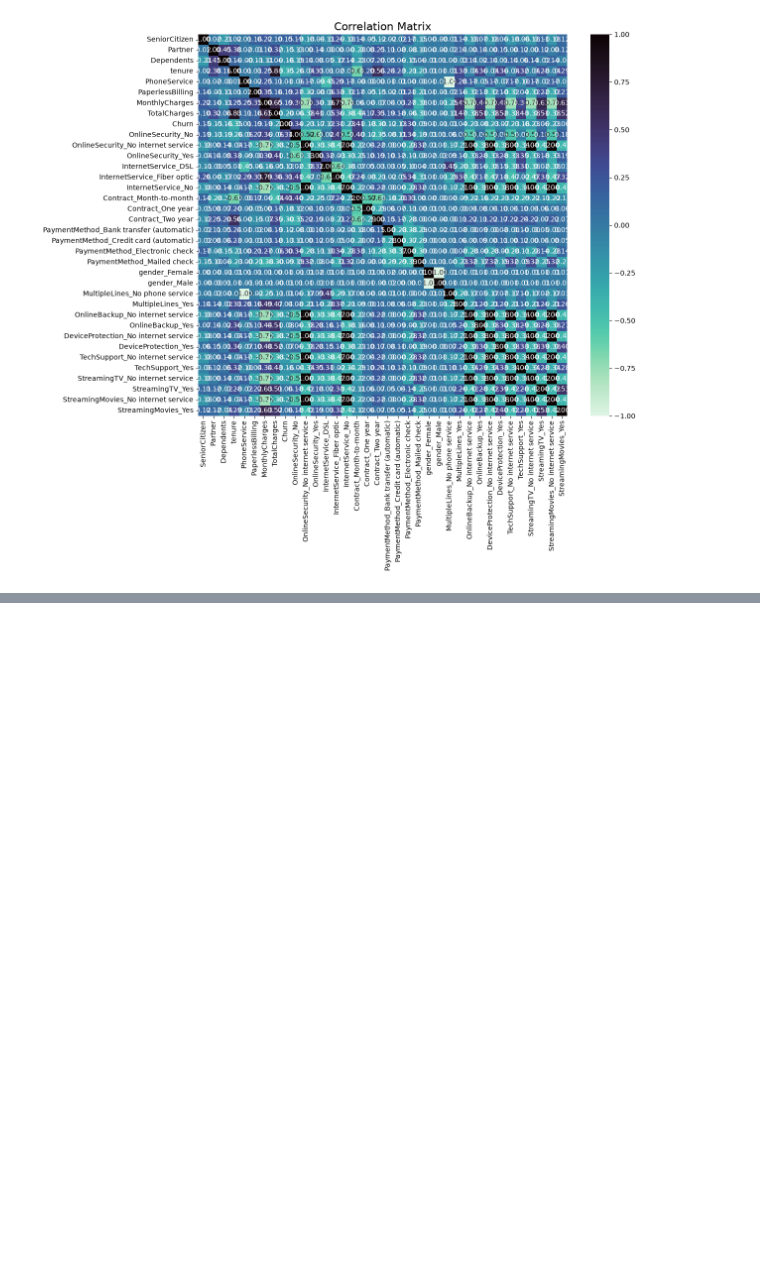
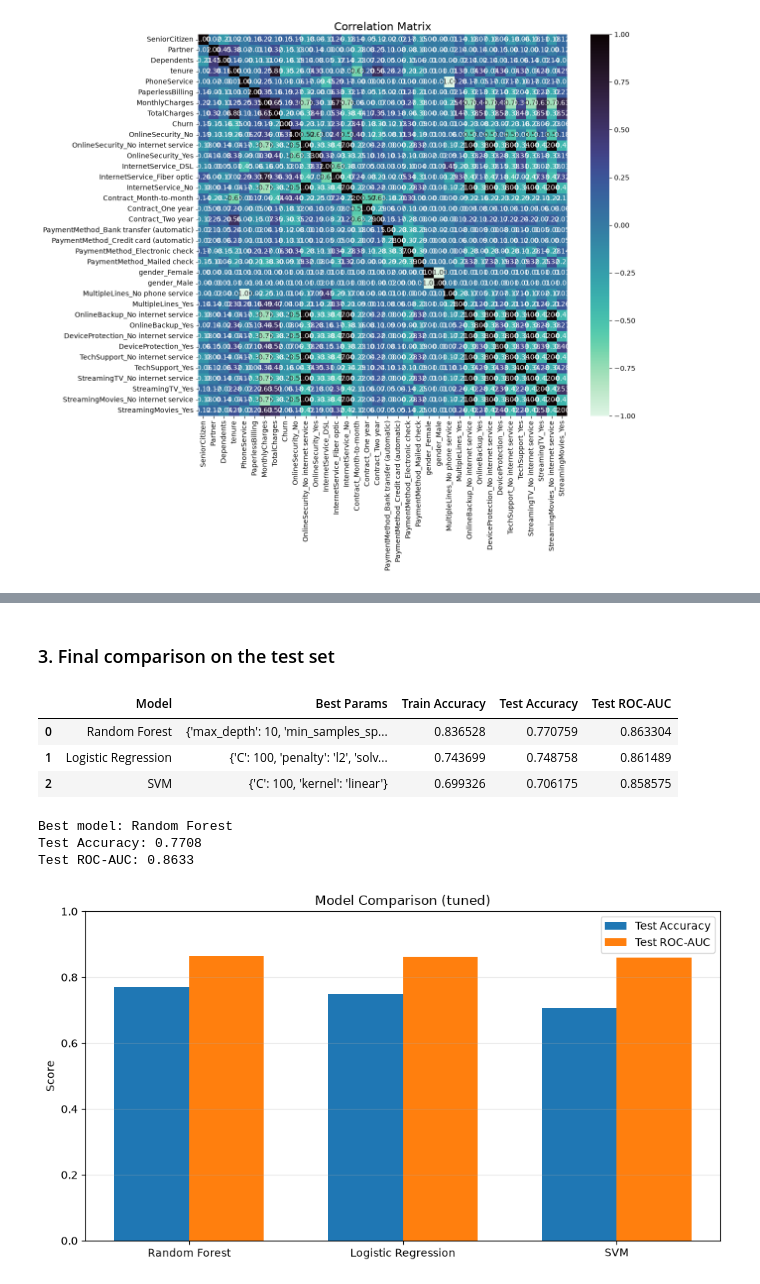
Before and after one commit to WillardDev/Machine_Learning_Foundation, a Jupyter notebook: Logistic_Regression(4).ipynb, the cells around one changed output, grey strips where cells are left out. Saved outputs shown, nothing was run; the diff lists cells and outputs as text; code cells hidden in the pictures; blank space fills up the shorter version.

```diff
--- a/Logistic_Regression(4).ipynb
+++ b/Logistic_Regression(4).ipynb
@@ -286,0 +298,65 @@ best_model_accuracy
+# %% [markdown]
+### 3. Final comparison on the test set
+# %%
+tuned_models = {
+    'Logistic Regression': log_grid.best_estimator_,
+    'SVM': svm_grid.best_estimator_,
+    'Random Forest': rf_grid.best_estimator_,
+}
+
+best_params = {
+    'Logistic Regression': log_grid.best_params_,
+    'SVM': svm_grid.best_params_,
+    'Random Forest': rf_grid.best_params_,
+}
+
+comparison_rows = []
+for name, model in tuned_models.items():
+    y_pred = model.predict(X_test)
+    comparison_rows.append({
+        'Model': name,
+        'Best Params': best_params[name],
+        'Train Accuracy': model.score(X_train, y_train),
+        'Test Accuracy': accuracy_score(y_test, y_pred),
+        'Test ROC-AUC': roc_auc_score(y_test, model.predict_proba(X_test)[:, 1]),
+    })
+
+comparison_df = pd.DataFrame(comparison_rows)
+comparison_df = comparison_df.sort_values('Test Accuracy', ascending=False).reset_index(drop=True)
+comparison_df
+# %% [output]
+|  | Model | Best Params | Train Accuracy | Test Accuracy | Test ROC-AUC |
+| 0 | Random Forest | {'max_depth': 10, 'min_samples_sp... | 0.836528 | 0.770759 | 0.863304 |
+| 1 | Logistic Regression | {'C': 100, 'penalty': 'l2', 'solv... | 0.743699 | 0.748758 | 0.861489 |
+| 2 | SVM | {'C': 100, 'kernel': 'linear'} | 0.699326 | 0.706175 | 0.858575 |
+# %%
+best_model_name = comparison_df.iloc[0]['Model']
+best_acc = comparison_df.iloc[0]['Test Accuracy']
+best_auc = comparison_df.iloc[0]['Test ROC-AUC']
+print(f'Best model: {best_model_name}')
+print(f'Test Accuracy: {best_acc:.4f}')
+print(f'Test ROC-AUC: {best_auc:.4f}')
+# %% [output]
+Best model: Random Forest
+Test Accuracy: 0.7708
+Test ROC-AUC: 0.8633
+# %%
+# visualize the comparison
+x = comparison_df['Model']
+width = 0.35
+
+fig, ax = plt.subplots(figsize=(9, 5))
+bar1 = ax.bar([i - width/2 for i in range(len(x))], comparison_df['Test Accuracy'], width, label='Test Accuracy')
+bar2 = ax.bar([i + width/2 for i in range(len(x))], comparison_df['Test ROC-AUC'], width, label='Test ROC-AUC')
+
+ax.set_xticks(range(len(x)))
+ax.set_xticklabels(x)
+ax.set_ylabel('Score')
+ax.set_ylim(0, 1)
+ax.set_title('Model Comparison (tuned)')
+ax.legend()
+ax.grid(True, axis='y', alpha=0.3)
+plt.tight_layout()
+plt.show()
+# %% [output]
+[figure, added]
```
Also changed, not shown: parts of 24 cells of this notebook.
